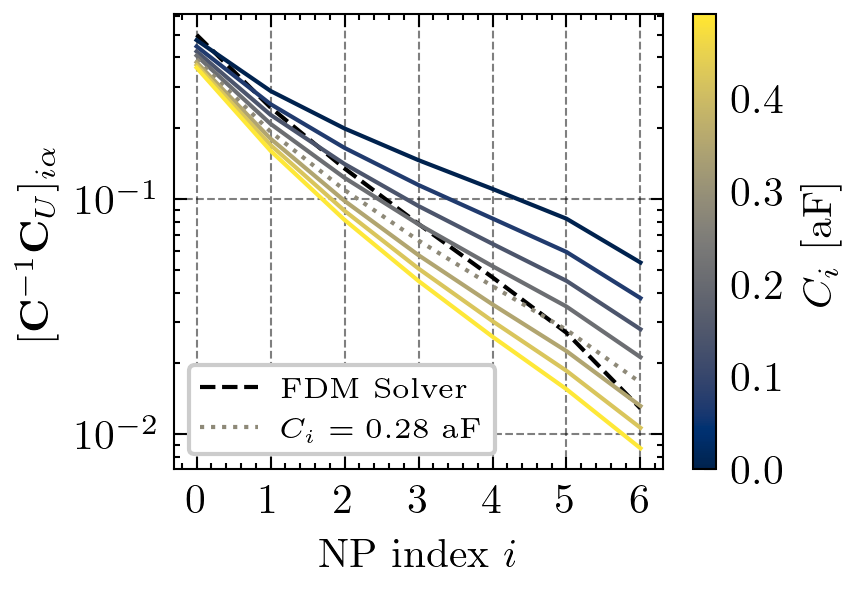
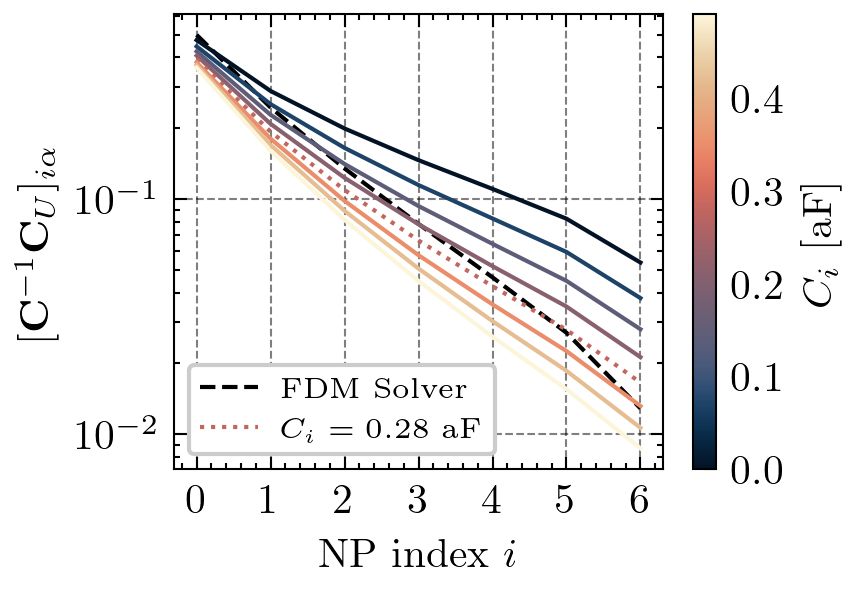
The change to this notebook cell's code, shown as a diff; its figure went from the first image to the second:
--- before
+++ after
@@ -10,7 +10,7 @@
 for i, cap0 in enumerate(cap0_vals):
     if cap0 == 0.28:
-        _   = ax.plot(cop_short[i][idx_on_line,0], color=cmap(norm(cap0)), ls=':', label='$C_{i} = 0.28~\mathrm{aF}$')
+        _   = ax.plot(cop_short[i][idx_on_line,0], color=cmpas.lipari(norm(cap0)), ls=':', label='$C_{i} = 0.28~\mathrm{aF}$')
     else:
-        _   = ax.plot(cop_short[i][idx_on_line,0], color=cmap(norm(cap0)))
+        _   = ax.plot(cop_short[i][idx_on_line,0], color=cmpas.lipari(norm(cap0)))
 _   = ax.set_xticks(np.arange(L))
 _   = ax.set_yscale('log')
@@ -21,5 +21,5 @@
 
 
-sm = plt.cm.ScalarMappable(cmap=cmap, norm=norm)
+sm = plt.cm.ScalarMappable(cmap=cmpas.lipari, norm=norm)
 cbar = fig.colorbar(sm, ax=ax)
 cbar.set_label("$C_{i}~[\mathrm{aF}]$")

Commit: .